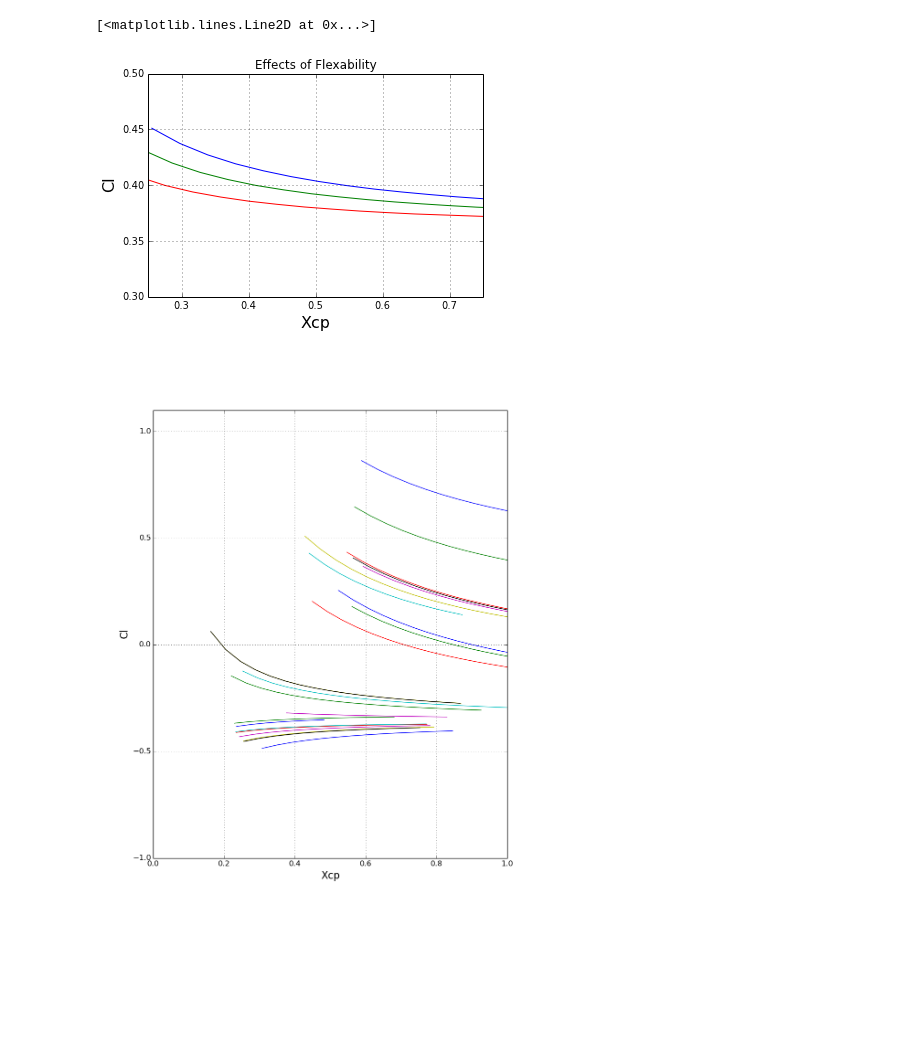
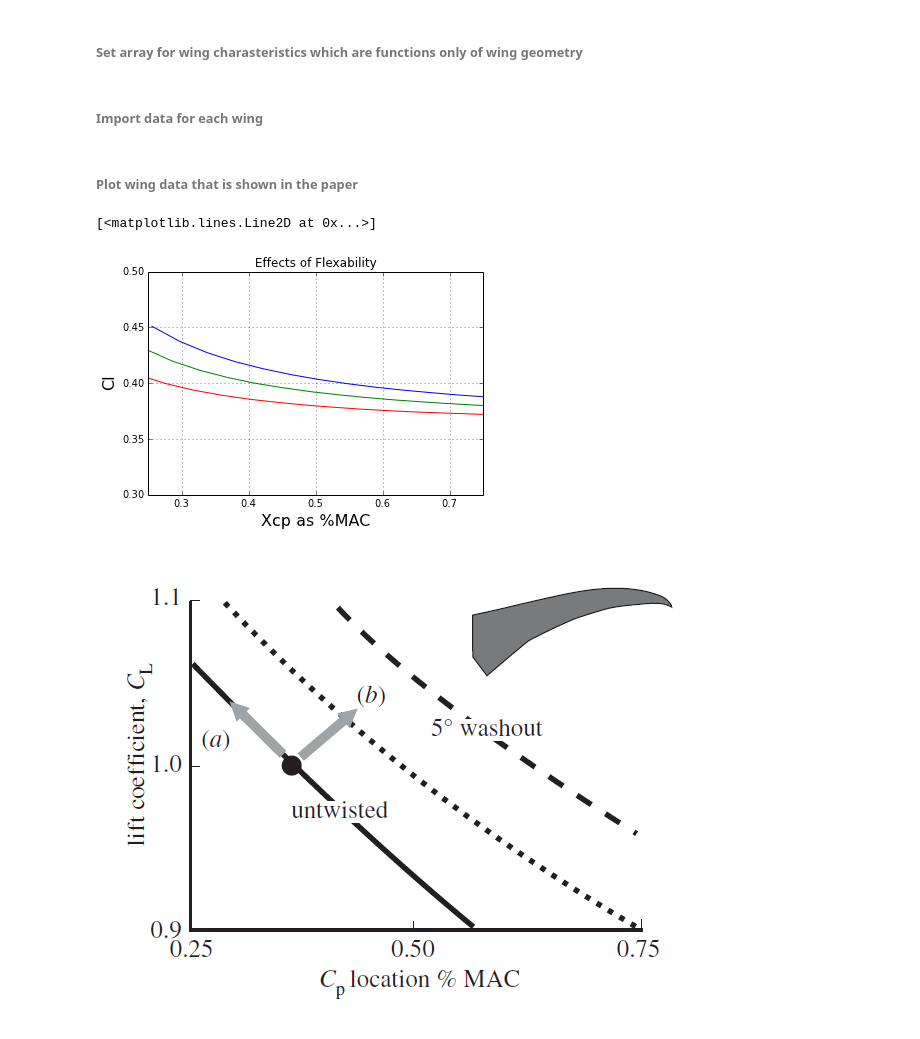
Before and after one commit to colinparker/Pterosaur, a Jupyter notebook: parker_pterosaur.ipynb, the cells around one changed output. Cells and saved outputs as stored; diff of their text form; code cells hidden in the pictures; blank space fills up the shorter version.

```diff
--- a/parker_pterosaur.ipynb
+++ b/parker_pterosaur.ipynb
@@ -11,5 +27,9 @@ class Wing:
         self.Cl,self.Xcp = self.data[:,0],self.data[:,1]
+# %% [markdown]
+###### Set array for wing charasteristics which are functions only of wing geometry
 # %%
 MAC=np.array([.532,.547,.556,.556,.556,.556,.556,.574,.574,.574,.574,\
               .574,.574,.574,.574,.574,.574,.574,.574,.574,.574,.589,.589,.512])
+# %% [markdown]
+###### Import data for each wing
 # %%
@@ -21,13 +41,15 @@ def GetWingData(N):
     return wing
 
 wing=GetWingData(N)
+# %% [markdown]
+###### Plot wing data that is shown in the paper
 # %%
 xStart,xEnd = .25,.75
 yStart,yEnd = .3,.5
 size = 10
 plt.title('Effects of Flexability')
 plt.grid(True)
-plt.xlabel('Xcp',fontsize=16)
+plt.xlabel('Xcp as %MAC',fontsize=16)
 plt.ylabel('Cl',fontsize=16)
 plt.xlim(xStart,xEnd)
 plt.ylim(yStart,yEnd)
@@ -38,9 +60,9 @@ plt.plot(wing[19].Cl,-wing[19].Xcp/MAC[19],'green')
 plt.plot(wing[20].Cl,-wing[20].Xcp/MAC[20],'blue')
 # %% [output]
 [<matplotlib.lines.Line2D at 0x...>]
-[figure, old version]
+[figure, new version]
 # %%
 from IPython.display import Image
-Image(filename='C:/Users/Colin/Documents/GitHub/Pterosaur/Data/ClvCxp.png')
+Image(filename='C:/Users/Colin/Documents/GitHub/Pterosaur/Resources/figure8.png')
 # %% [output]
-[figure, old version]
+[figure, new version]
```
Also changed, not shown: parts of 17 cells of this notebook, 9 other files.
